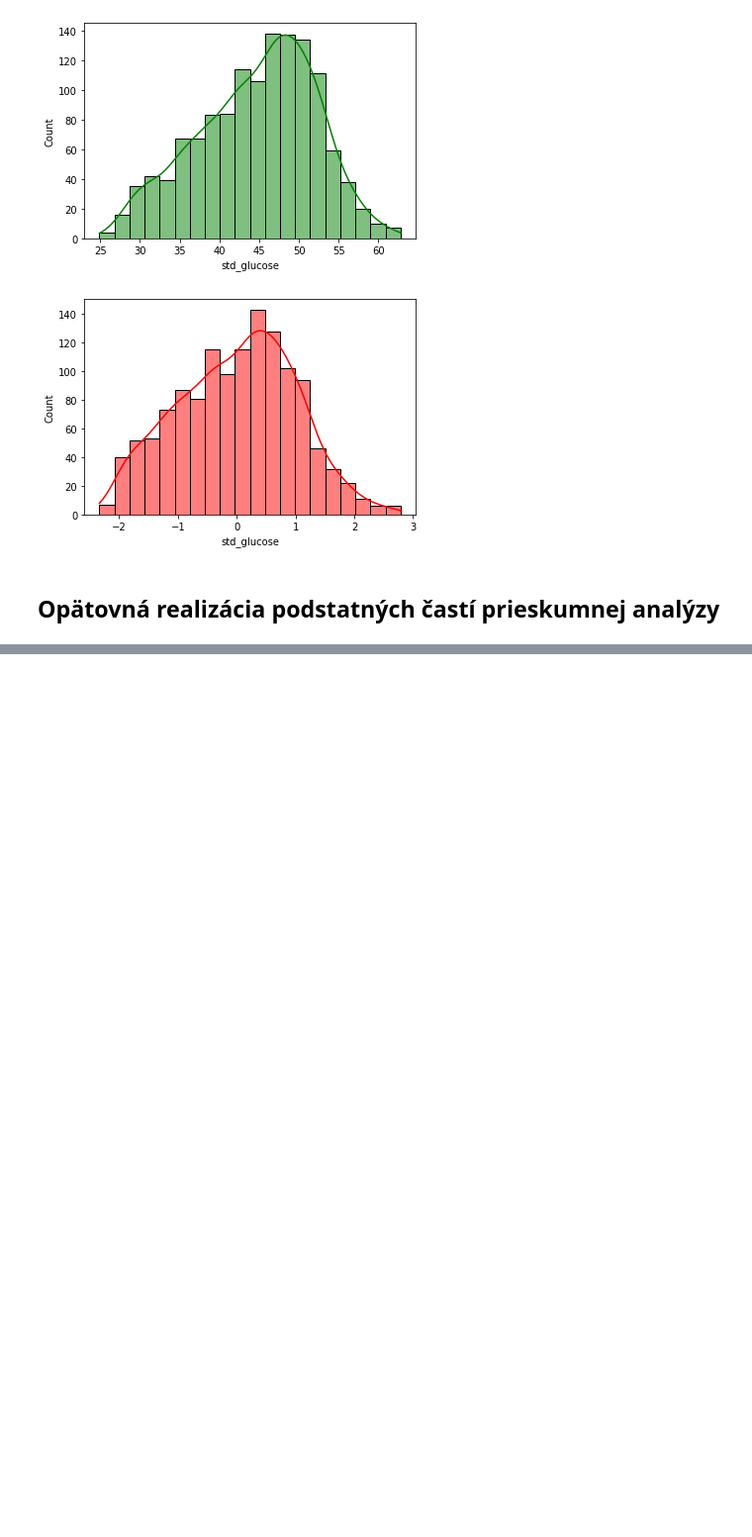
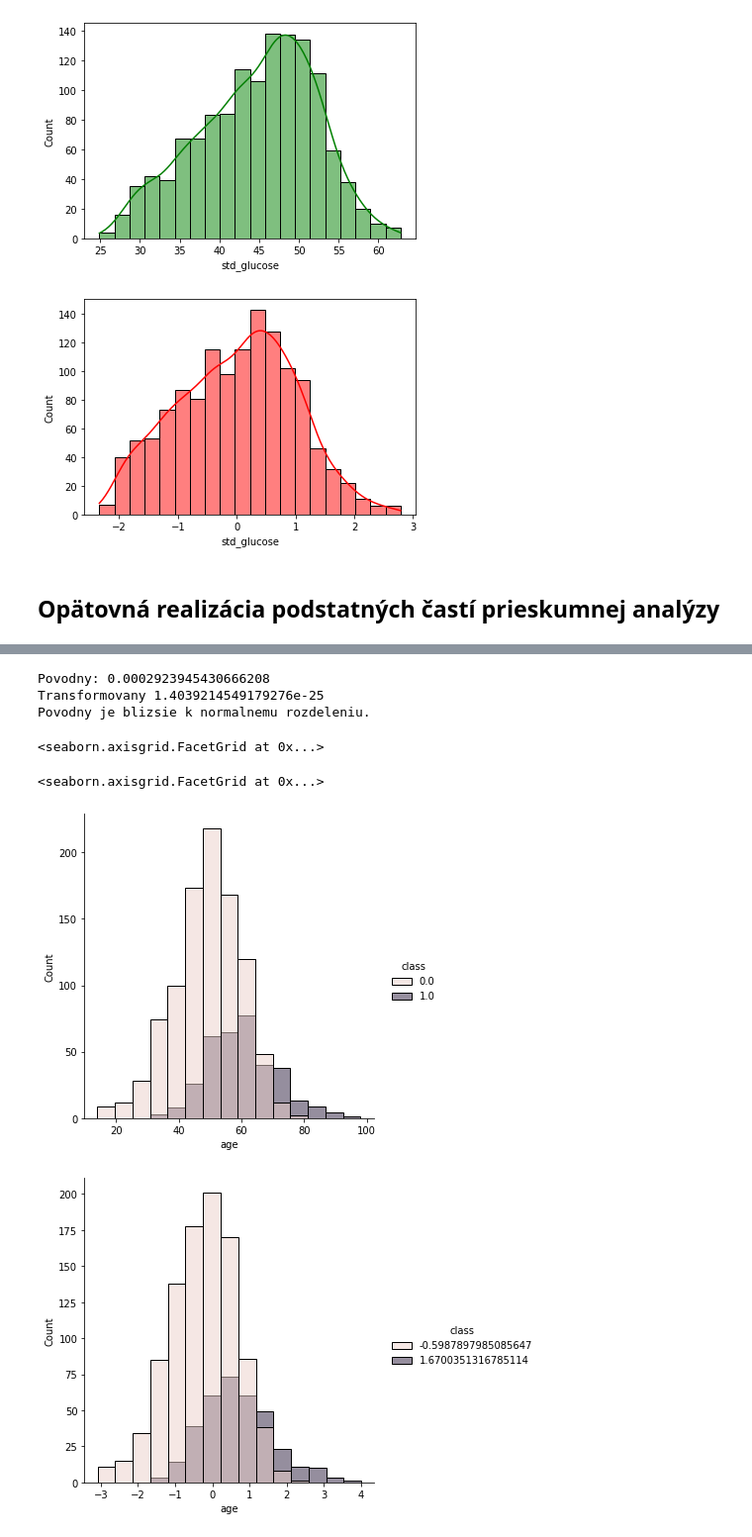
Before and after one commit to Marian-N/IAU, a Jupyter notebook: Predspracovanie.ipynb, the cells around one changed output, grey strips where cells are left out. Shown at 99% size. Cells and saved outputs as stored; diff of their text form; code cells hidden in the pictures; blank space fills up the shorter version.

```diff
--- a/Predspracovanie.ipynb
+++ b/Predspracovanie.ipynb
@@ -480,0 +504,13 @@ memory usage: 245.9 KB
+# %%
+def normality_check(dfp, df, col):
+    """Funkcia na porovnanie normalnosti v dvoch dataframoch."""
+    sp, pp = stats.shapiro(dfp[col].dropna())
+    s, p = stats.shapiro(df[col].round())
+
+    print(f'Povodny: {pp}\nTransformovany {p}')
+    if p > pp:
+        print('Transformovany je blizsie k normalnemu rozdeleniu.')
+    elif pp > p:
+        print('Povodny je blizsie k normalnemu rozdeleniu.')
+    else:
+        print('Transformovany a povodny su rovnako blizko k normalnemu rozdeleniu.')
@@ -480,0 +525,12 @@ memory usage: 245.9 KB
+# %%
+normality_check(dfp, df, 'age')
+sns.displot(dfp, x='age', hue='class', bins = 15)
+sns.displot(df, x='age', hue='class', bins = 15)
+# %% [output]
+Povodny: 0.0002923945430666208
+Transformovany 1.4039214549179276e-25
+Povodny je blizsie k normalnemu rozdeleniu.
+<seaborn.axisgrid.FacetGrid at 0x...>
+<seaborn.axisgrid.FacetGrid at 0x...>
+[figure, added]
+[figure, added]
```
Also changed, not shown: parts of 15 cells of this notebook.
